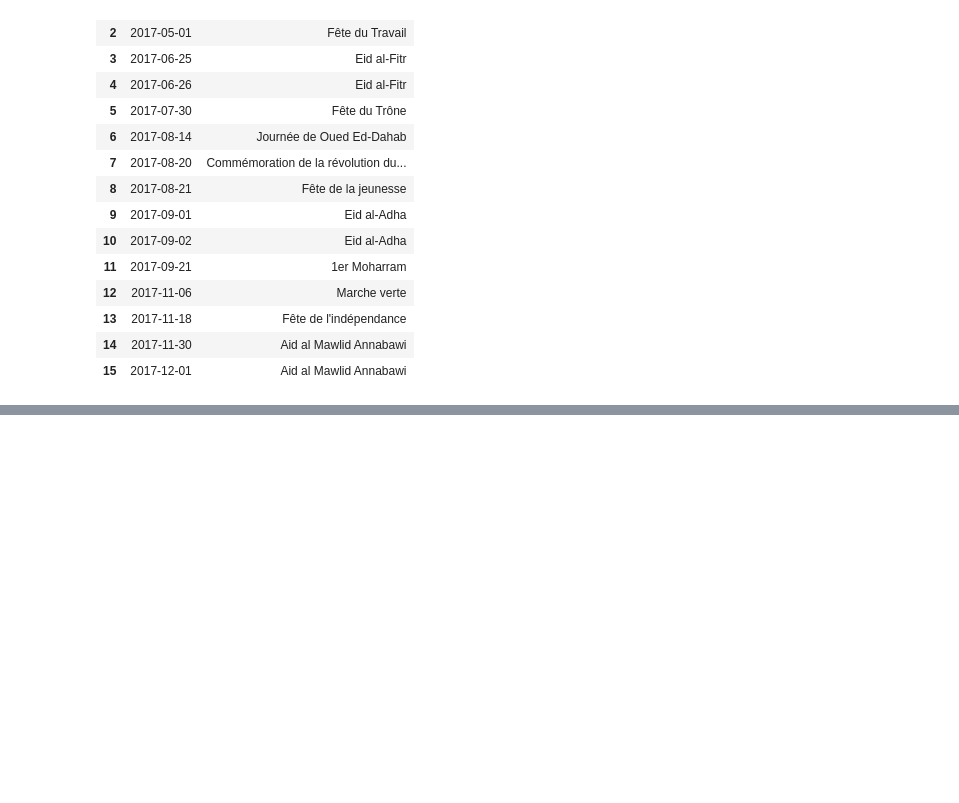
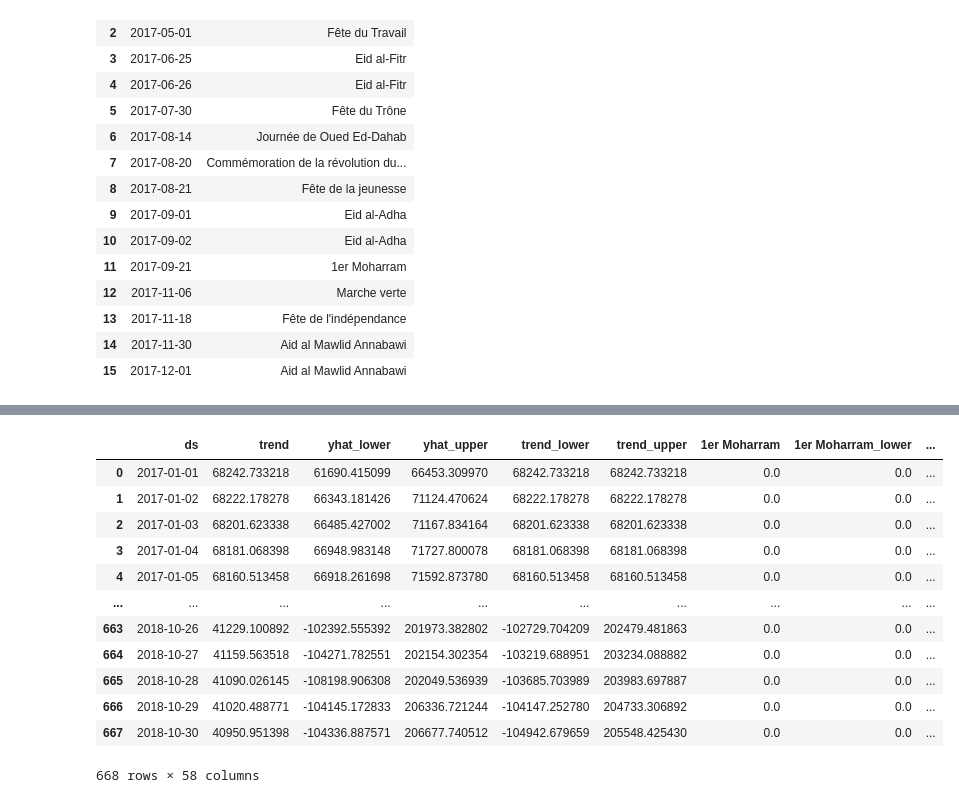
Before and after one commit to AHedranovich/PC_project, a Jupyter notebook: Project_prophet.ipynb, the cells around one changed output, grey strips where cells are left out. Saved outputs shown, nothing was run; the diff lists cells and outputs as text; code cells hidden in the pictures; blank space fills up the shorter version.

```diff
--- a/Project_prophet.ipynb
+++ b/Project_prophet.ipynb
@@ -162,0 +263,3 @@ m.plot_components(forecast)
+# %%
+#объединяем прогноз с исходными данными
+cmp_df = forecast.set_index('ds')[['yhat', 'yhat_lower', 'yhat_upper']].join(train_df.set_index('ds'))
@@ -162,0 +351,8 @@ m.plot_components(forecast)
+# %%
+#Прогнозируем полный период
+prediction_days = 334
+final_train_df = train_df
+f = Prophet(holidays = df_holidays,  daily_seasonality = False, weekly_seasonality = True, yearly_seasonality = False)
+f.fit(final_train_df)
+final_future = f.make_future_dataframe(periods = prediction_days)
+final_forecast = f.predict(final_future)
@@ -162,0 +362,16 @@ m.plot_components(forecast)
+# %%
+final_forecast
+# %% [output]
+|  | ds | trend | yhat_lower | yhat_upper | trend_lower | trend_upper | 1er Moharram | 1er Moharram_lower | ... |
+| 0 | 2017-01-01 | 68242.733218 | 61690.415099 | 66453.309970 | 68242.733218 | 68242.733218 | 0.0 | 0.0 | ... |
+| 1 | 2017-01-02 | 68222.178278 | 66343.181426 | 71124.470624 | 68222.178278 | 68222.178278 | 0.0 | 0.0 | ... |
+| 2 | 2017-01-03 | 68201.623338 | 66485.427002 | 71167.834164 | 68201.623338 | 68201.623338 | 0.0 | 0.0 | ... |
+| 3 | 2017-01-04 | 68181.068398 | 66948.983148 | 71727.800078 | 68181.068398 | 68181.068398 | 0.0 | 0.0 | ... |
+| 4 | 2017-01-05 | 68160.513458 | 66918.261698 | 71592.873780 | 68160.513458 | 68160.513458 | 0.0 | 0.0 | ... |
+| ... | ... | ... | ... | ... | ... | ... | ... | ... | ... |
+| 663 | 2018-10-26 | 41229.100892 | -102392.555392 | 201973.382802 | -102729.704209 | 202479.481863 | 0.0 | 0.0 | ... |
+| 664 | 2018-10-27 | 41159.563518 | -104271.782551 | 202154.302354 | -103219.688951 | 203234.088882 | 0.0 | 0.0 | ... |
+| 665 | 2018-10-28 | 41090.026145 | -108198.906308 | 202049.536939 | -103685.703989 | 203983.697887 | 0.0 | 0.0 | ... |
+| 666 | 2018-10-29 | 41020.488771 | -104145.172833 | 206336.721244 | -104147.252780 | 204733.306892 | 0.0 | 0.0 | ... |
+| 667 | 2018-10-30 | 40950.951398 | -104336.887571 | 206677.740512 | -104942.679659 | 205548.425430 | 0.0 | 0.0 | ... |
+668 rows × 58 columns
```
Also changed, not shown: parts of 27 cells of this notebook, 1 other file.
